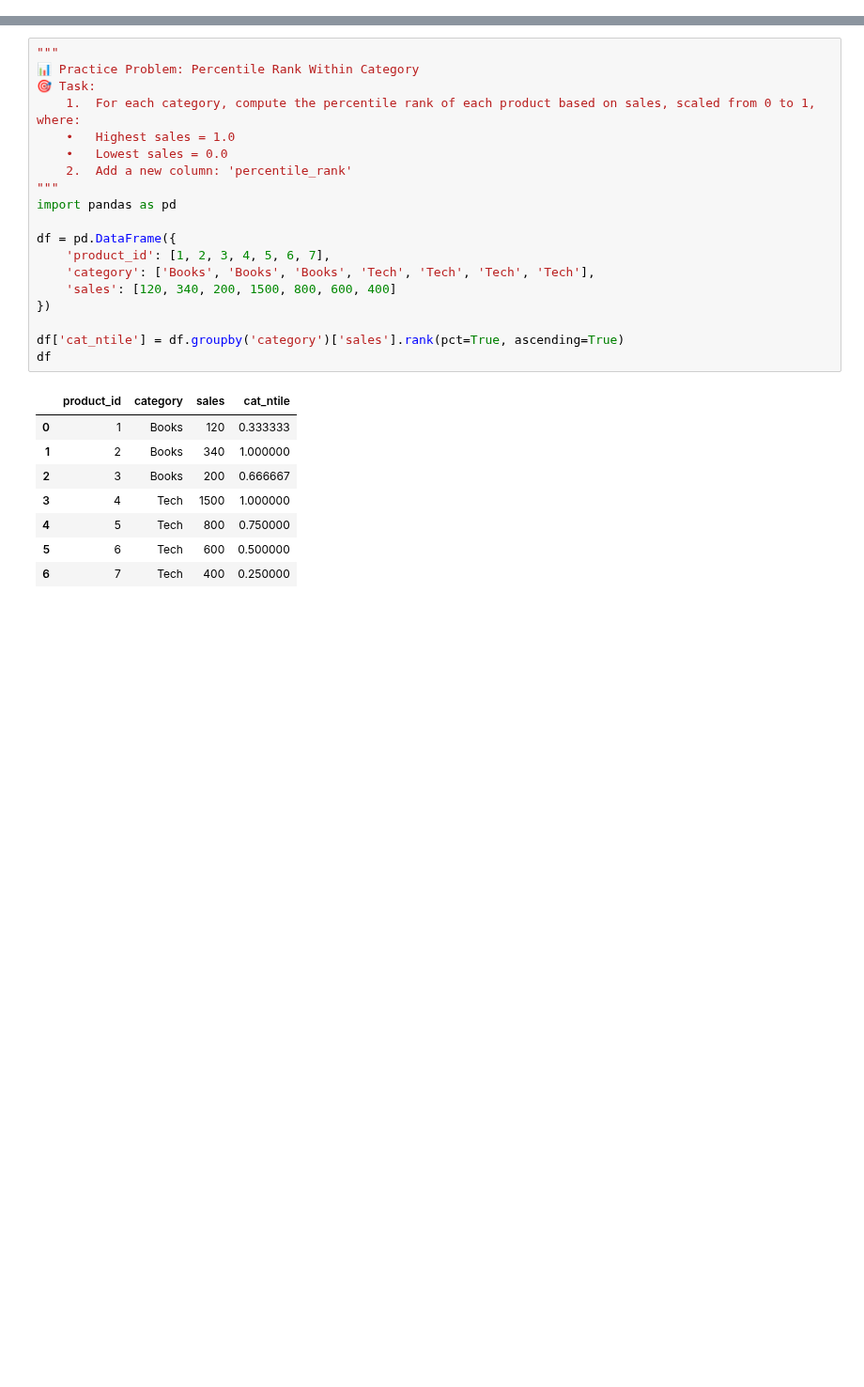
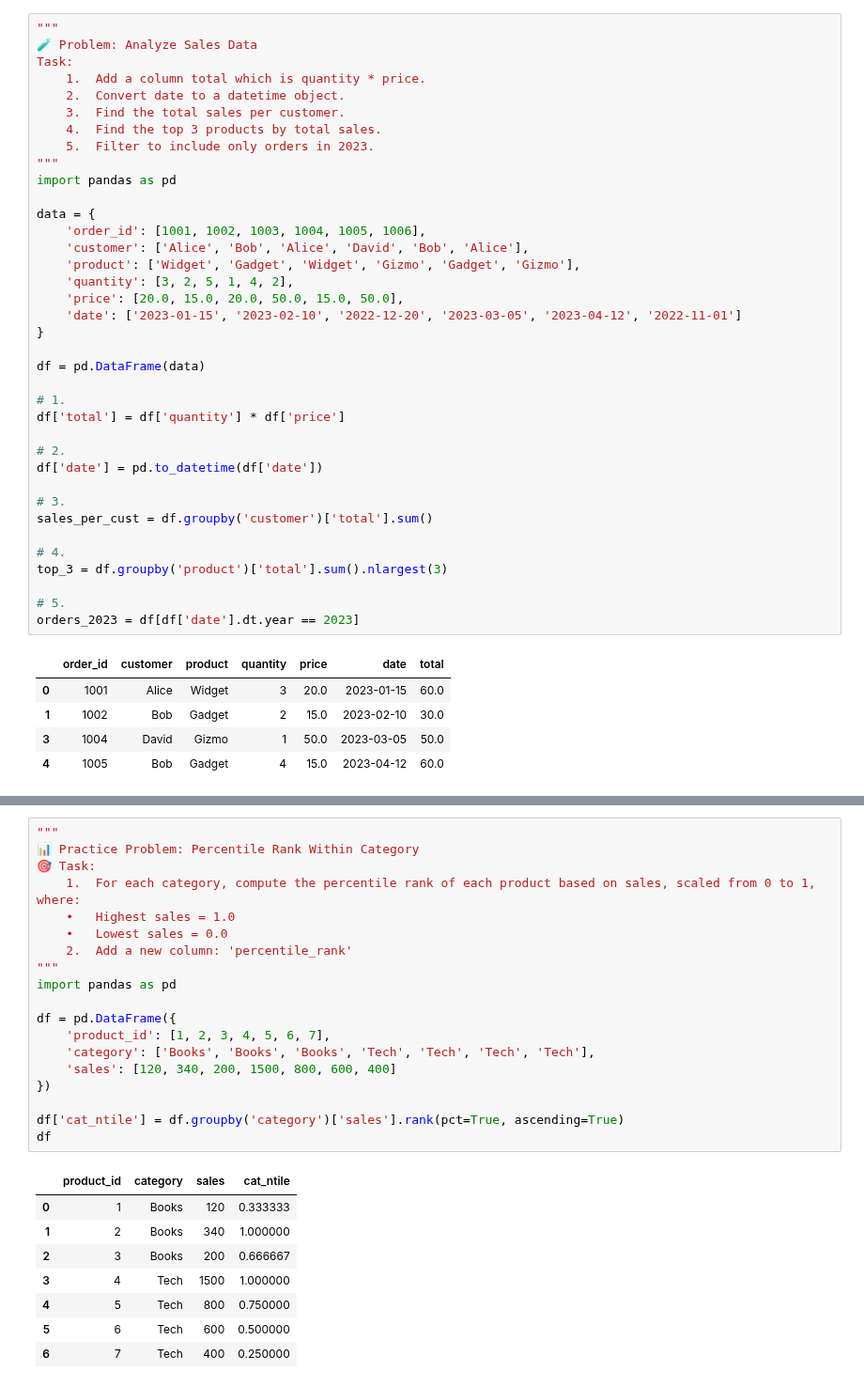
Before and after one commit to edmiller824/sf_tech, a Jupyter notebook: reps.ipynb, the cells around one changed output, grey strips where cells are left out. Shown at 94% size. Saved outputs shown, nothing was run; the diff lists cells and outputs as text; blank space fills up the shorter version.

```diff
--- a/reps.ipynb
+++ b/reps.ipynb
@@ -0,0 +479,43 @@
+# %%
+"""
+🧪 Problem: Analyze Sales Data
+Task:
+	1.	Add a column total which is quantity * price.
+	2.	Convert date to a datetime object.
+	3.	Find the total sales per customer.
+	4.	Find the top 3 products by total sales.
+	5.	Filter to include only orders in 2023.
+"""
+import pandas as pd
+
+data = {
+    'order_id': [1001, 1002, 1003, 1004, 1005, 1006],
+    'customer': ['Alice', 'Bob', 'Alice', 'David', 'Bob', 'Alice'],
+    'product': ['Widget', 'Gadget', 'Widget', 'Gizmo', 'Gadget', 'Gizmo'],
+    'quantity': [3, 2, 5, 1, 4, 2],
+    'price': [20.0, 15.0, 20.0, 50.0, 15.0, 50.0],
+    'date': ['2023-01-15', '2023-02-10', '2022-12-20', '2023-03-05', '2023-04-12', '2022-11-01']
+}
+
+df = pd.DataFrame(data)
+
+# 1.
+df['total'] = df['quantity'] * df['price']
+
+# 2.
+df['date'] = pd.to_datetime(df['date'])
+
+# 3.
+sales_per_cust = df.groupby('customer')['total'].sum()
+
+# 4.
+top_3 = df.groupby('product')['total'].sum().nlargest(3)
+
+# 5.
+orders_2023 = df[df['date'].dt.year == 2023]
+# %% [output]
+|  | order_id | customer | product | quantity | price | date | total |
+| 0 | 1001 | Alice | Widget | 3 | 20.0 | 2023-01-15 | 60.0 |
+| 1 | 1002 | Bob | Gadget | 2 | 15.0 | 2023-02-10 | 30.0 |
+| 3 | 1004 | David | Gizmo | 1 | 50.0 | 2023-03-05 | 50.0 |
+| 4 | 1005 | Bob | Gadget | 4 | 15.0 | 2023-04-12 | 60.0 |
```
Also changed, not shown: parts of 22 cells of this notebook.
